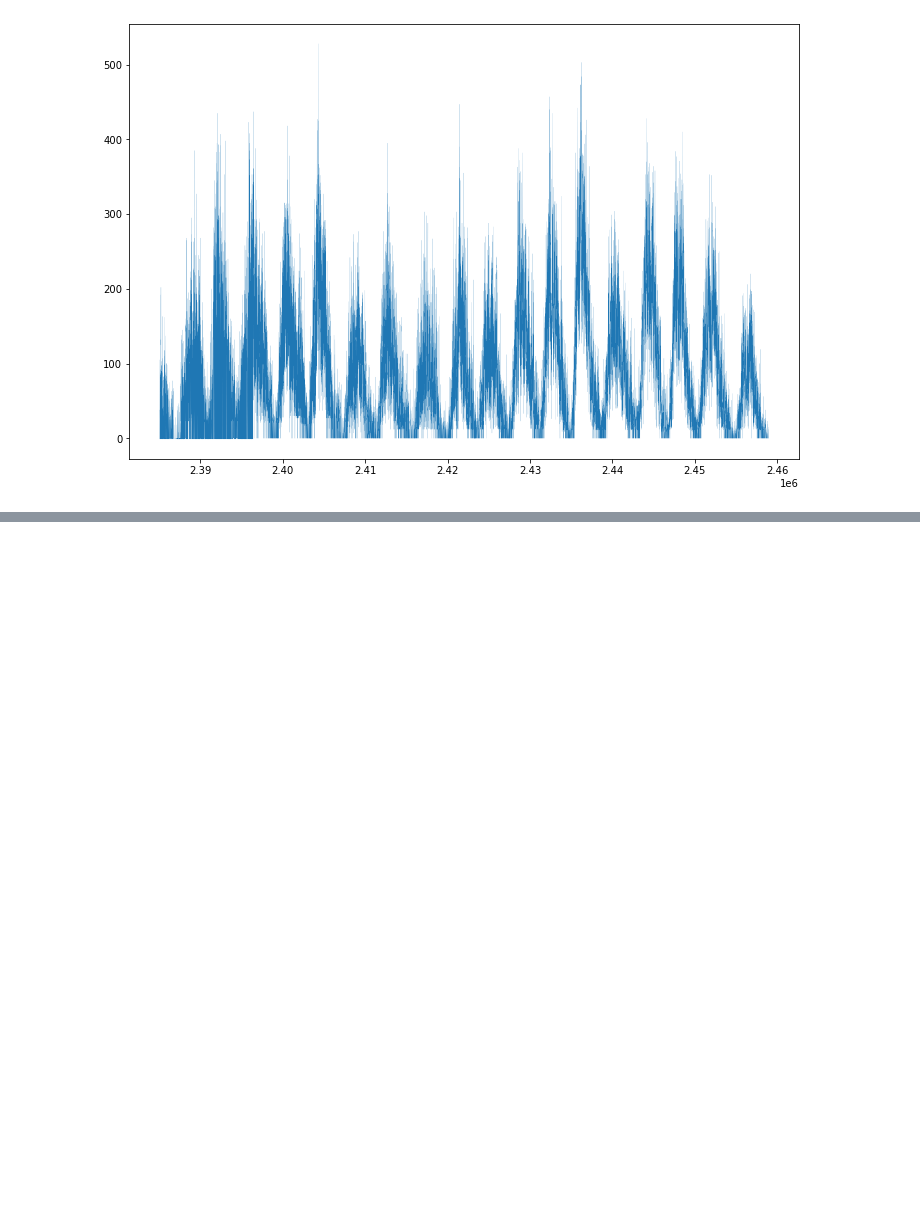
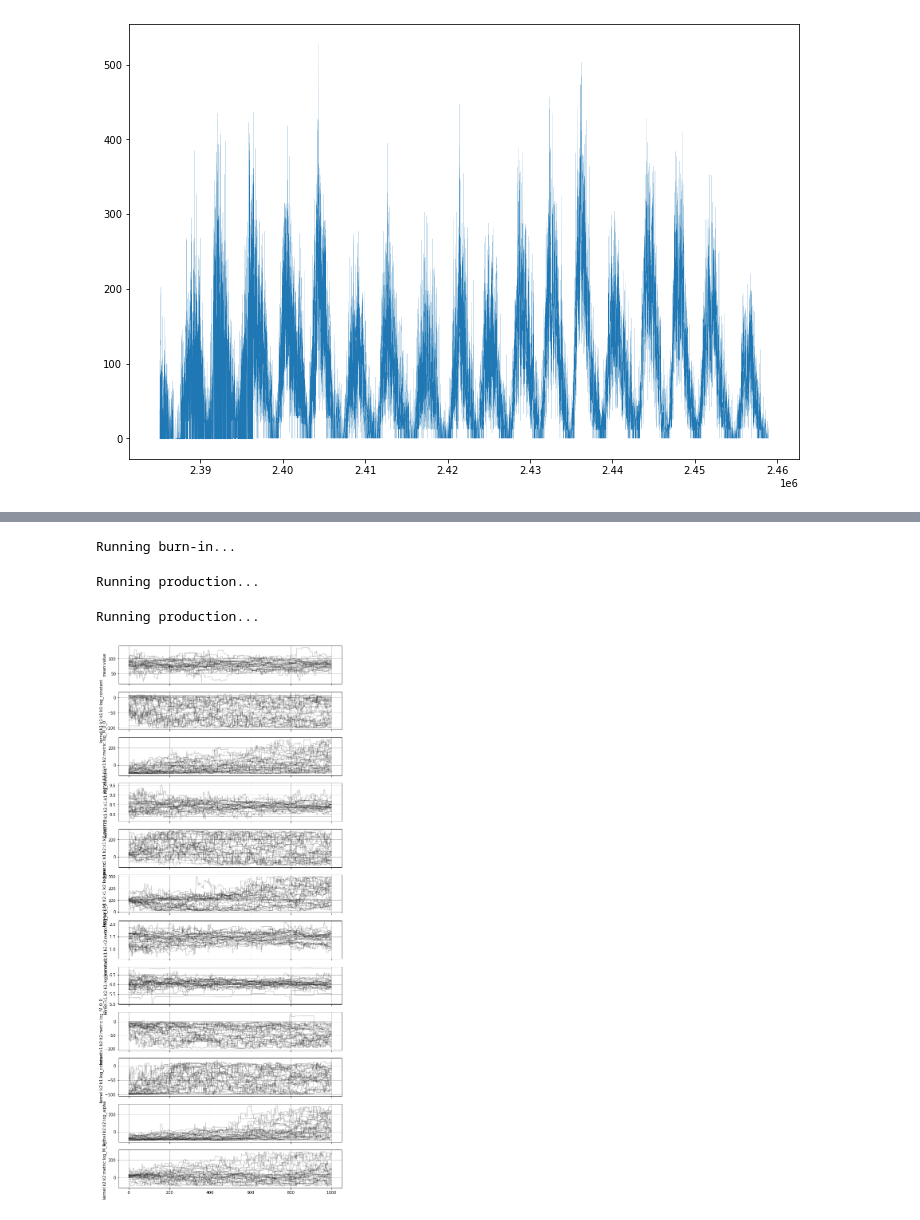
Before and after one commit to christandoi/ast596fds-final, a Jupyter notebook: frank/nb1.ipynb, the cells around one changed output, grey strips where cells are left out. Drawn from its saved outputs; the diff is of its cells as text; code cells hidden in the pictures; blank space fills up the shorter version.

```diff
--- a/frank/nb1.ipynb
+++ b/frank/nb1.ipynb
@@ -101,0 +189,5 @@ np.savetxt('SILSO_daily_inJD.txt',silso_stacked, fmt='%1.1f', header=header)
+# %%
+p = gp.get_parameter_vector()
+print('Parameters names:\n', gp.get_parameter_names())
+print('Parameters:\n', p)
+print('LnL:', lnprob(p))
@@ -101,0 +202,45 @@ np.savetxt('SILSO_daily_inJD.txt',silso_stacked, fmt='%1.1f', header=header)
+# %%
+def lnprob(p):
+    # Trivial uniform prior.
+    if np.any((p[:] < -100 ) + (p[:] > 300)):
+        return -np.inf
+
+    gp.set_parameter_vector(p)
+    return gp.log_likelihood(y, quiet=True)
+
+
+def plot_chains(sampler, nburn, names):
+    rows = sampler.chain.shape[2]
+
+    fig, ax = plt.subplots(rows, figsize=(10, 25), sharex=True)
+    for i in range(rows):
+        ax[i].plot(sampler.chain[:, :, i].T, '-k', alpha=0.2);
+        ax[i].set_ylabel(names[i])
+        ax[i].grid()
+# %%
+import emcee
+
+initial = gp.get_parameter_vector()
+ndim, nwalkers = len(initial), 32
+p0 = initial + 1e-1 * np.random.randn(nwalkers, ndim)
+sampler = emcee.EnsembleSampler(nwalkers, ndim, lnprob)
+
+print("Running burn-in...")
+p0, _, _ = sampler.run_mcmc(p0, 200, progress=True)
+sampler.reset()
+
+print("Running production...")
+p0, _, _ = sampler.run_mcmc(p0, 1000, progress=True);
+# %% [output]
+Running burn-in...
+Running production...
+# %%
+print("Running production...")
+p0, _, _ = sampler.run_mcmc(p0, 1000, progress=True);
+# %% [output]
+Running production...
+# %%
+names = gp.get_parameter_names()
+plot_chains(sampler, 100, names)
+# %% [output]
+[figure, added]
```
Also changed, not shown: parts of 15 cells of this notebook, 2 other files.
